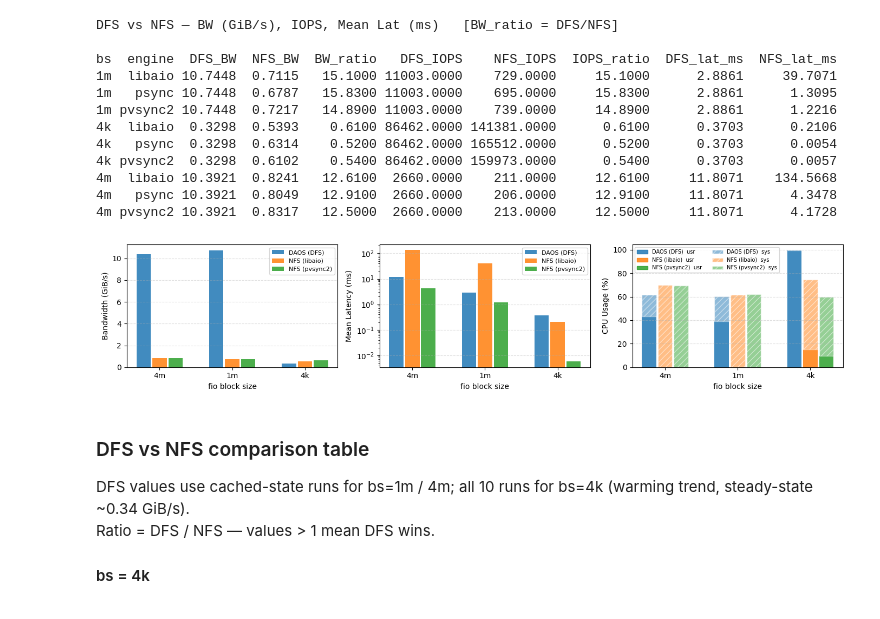
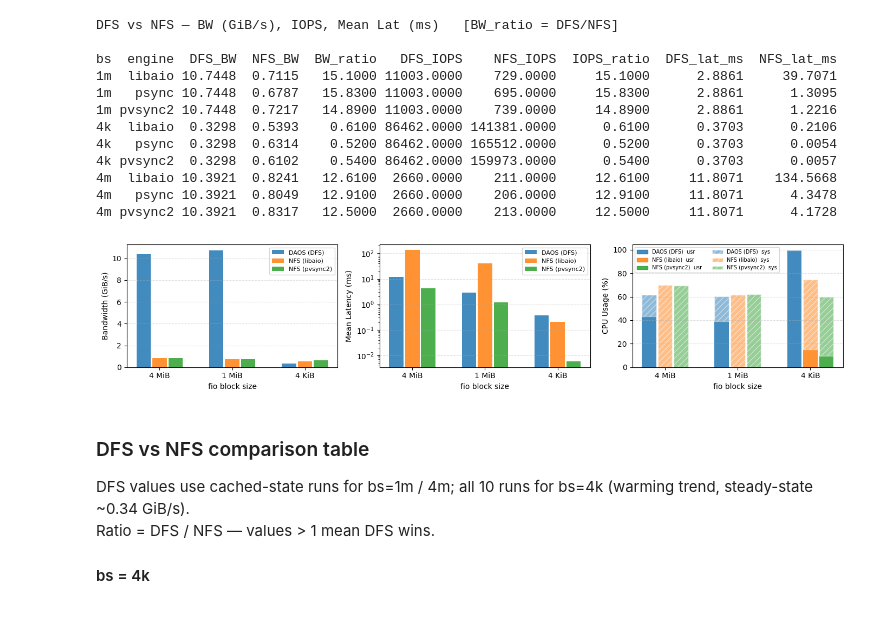
Before and after one commit to cissieAB/pdsw26_daos-bench, a Jupyter notebook: results/testbed/fio-cmp/fio_cmp.ipynb, the cells around one changed output. Drawn from its saved outputs; the diff is of its cells as text; code cells hidden in the pictures.

```diff
--- a/results/testbed/fio-cmp/fio_cmp.ipynb
+++ b/results/testbed/fio-cmp/fio_cmp.ipynb
@@ -708,7 +708,8 @@ bs  engine  DFS_BW  NFS_BW  BW_ratio   DFS_IOPS    NFS_IOPS  IOPS_ratio  DFS_lat
 4m pvsync2 10.3921  0.8317   12.5000  2660.0000    213.0000     12.5000     11.8071      4.1728
 # %%
 # ── DFS vs NFS: BW / Mean Latency / CPU Usage grouped bar chart ──────────────
-bs_order     = ["4m", "1m", "4k"]
+bs_order        = ["4m", "1m", "4k"]
+bs_display      = ["4 MiB", "1 MiB", "4 KiB"]
 engine_order = ["libaio", "pvsync2"]
 
 # ── inline CPU loading (only for engines shown in this chart) ─────────────
@@ -798,35 +799,35 @@ for ax, (metric, ylabel, use_log) in zip(axes, METRIC_DEFS):
             ax.bar(x + offsets[gi], usr_vals, width * 0.9,
                    color=colors[key], alpha=0.85)
             ax.bar(x + offsets[gi], sys_vals, width * 0.9,
                    bottom=usr_vals, color=colors[key], alpha=0.5,
                    hatch="///", edgecolor="white", linewidth=1)
 
     ax.set_xticks(x)
-    ax.set_xticklabels(bs_order, fontsize=10)
+    ax.set_xticklabels(bs_display, fontsize=10)
     ax.set_xlabel("fio block size")
     ax.set_ylabel(ylabel)
     if use_log:
         ax.set_yscale("log")
     ax.grid(axis="y", linestyle="--", alpha=0.4)
 
     if metric == "cpu":
         # 3 engine legend entries only; usr/sys encoding in title
         usr_patches = [Patch(color=colors[k], alpha=0.85,
                                label=f"{dn}  usr")
                         for k, dn in zip(keys_all, display_names)]
         sys_patches = [Patch(facecolor=colors[k], alpha=0.5, hatch="///",
                                edgecolor="white", label=f"{dn}  sys")
                         for k, dn in zip(keys_all, display_names)]
         ax.legend(handles=usr_patches + sys_patches,
                   fontsize=7, ncol=2, loc="best")
     else:
         ax.legend(fontsize=8, loc="best")
 
 plt.tight_layout()
 plt.savefig("fio-cmp_bw-meanlat-cpu.pdf", dpi=150)
 plt.show()
 # %% [output]
-[figure, old version]
+[figure, new version]
 # %% [markdown]
 ### DFS vs NFS comparison table
 
```
Also changed, not shown: parts of 2 cells of this notebook, 1 other file.
